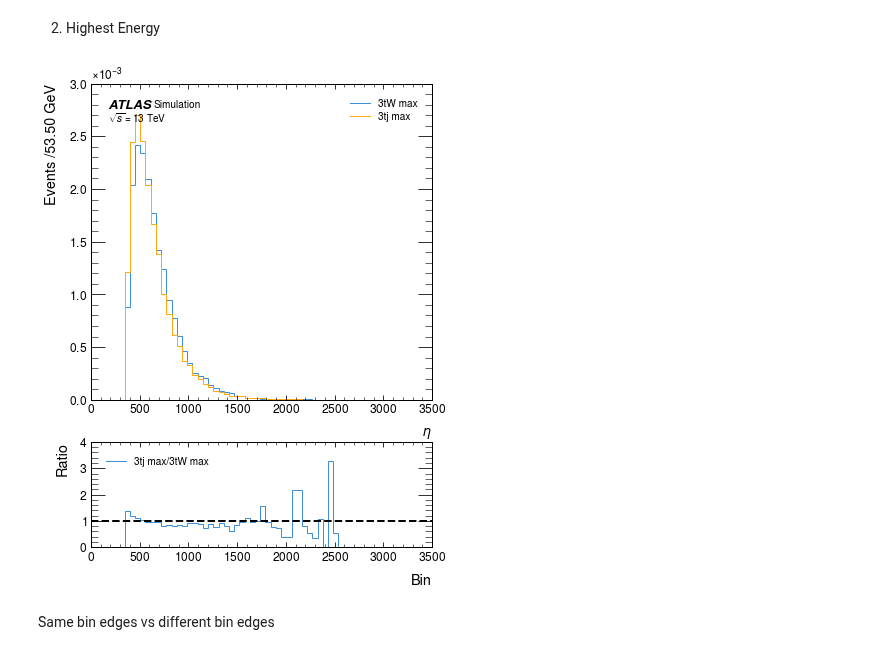
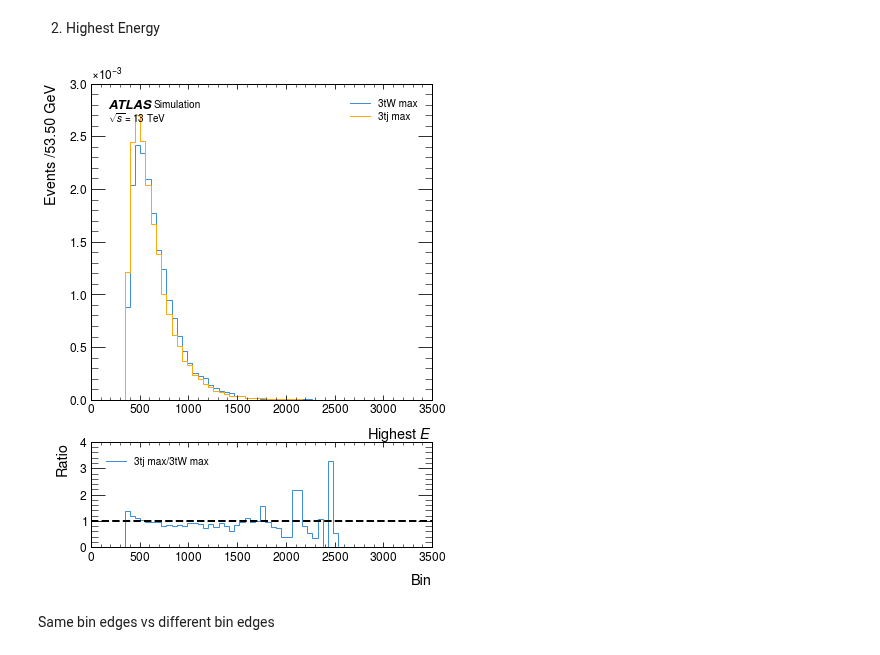
Before and after one commit to archiebrooks02/MPHYS-4Top, a Jupyter notebook: 3v3.ipynb, the cells around one changed output. Saved outputs shown, nothing was run; the diff lists cells and outputs as text; code cells hidden in the pictures.

```diff
--- a/3v3.ipynb
+++ b/3v3.ipynb
@@ -355,20 +355,20 @@ plt.show()
 # %%
 sorted_indices = np.argsort(np.sqrt((transposed_3tW.rho**2)*(np.cosh(transposed_3tW.eta)**2) + transposed_3tW.tau**2))
 trans_sorted_3tW = transposed_3tW[sorted_indices]
 highest_E_3tW = vector.zip({'pt':trans_sorted_3tW.rho[:,-1],'eta':trans_sorted_3tW.eta[:,-1],'phi':trans_sorted_3tW.phi[:,-1], 'mass':172.76})
 second_highest_E_3tW = vector.zip({'pt':trans_sorted_3tW.rho[:,0],'eta':trans_sorted_3tW.eta[:,0],'phi':trans_sorted_3tW.phi[:,0], 'mass':172.76})
 
 sorted_indices = np.argsort(np.sqrt((transposed_3tj.rho**2)*(np.cosh(transposed_3tj.eta)**2) + transposed_3tj.tau**2))
 trans_sorted_3tj = transposed_3tj[sorted_indices]
 highest_E_3tj = vector.zip({'pt':trans_sorted_3tj.rho[:,-1],'eta':trans_sorted_3tj.eta[:,-1],'phi':trans_sorted_3tj.phi[:,-1], 'mass':172.76})
 second_highest_E_3tj = vector.zip({'pt':trans_sorted_3tj.rho[:,0],'eta':trans_sorted_3tj.eta[:,0],'phi':trans_sorted_3tj.phi[:,0], 'mass':172.76})
 
 fig, ax = plt.subplots(nrows = 2, ncols = 1, gridspec_kw={'height_ratios': [3, 1]},figsize = (6,8))
 histogram([(highest_E_3tW + second_highest_E_3tW).mass, (highest_E_3tj + second_highest_E_3tj).mass], 50, ['3tW max', '3tj max', '3tWs', '3tjs'], ax[0], density=True, ratio=True, ratio_axes=ax[1])
-ax[0].set_xlabel(r'$\eta$')
+ax[0].set_xlabel(r'Highest $E$')
 plt.show()
 # %% [output]
-[figure, old version]
+[figure, new version]
 # %% [markdown]
 Same bin edges vs different bin edges
 # %%
```
Also changed, not shown: parts of 6 cells of this notebook.
